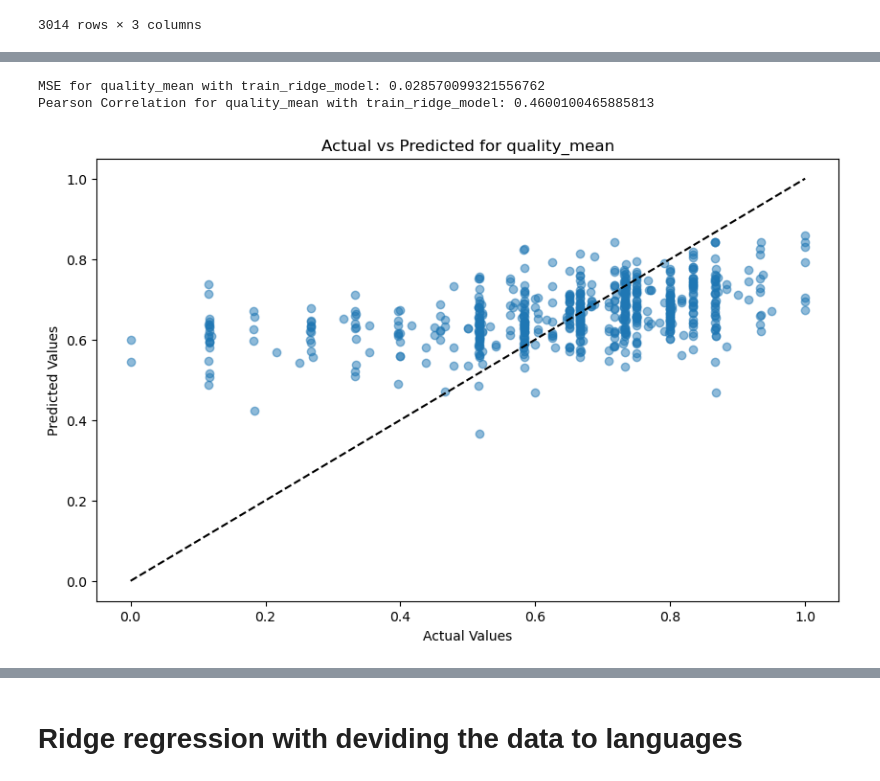
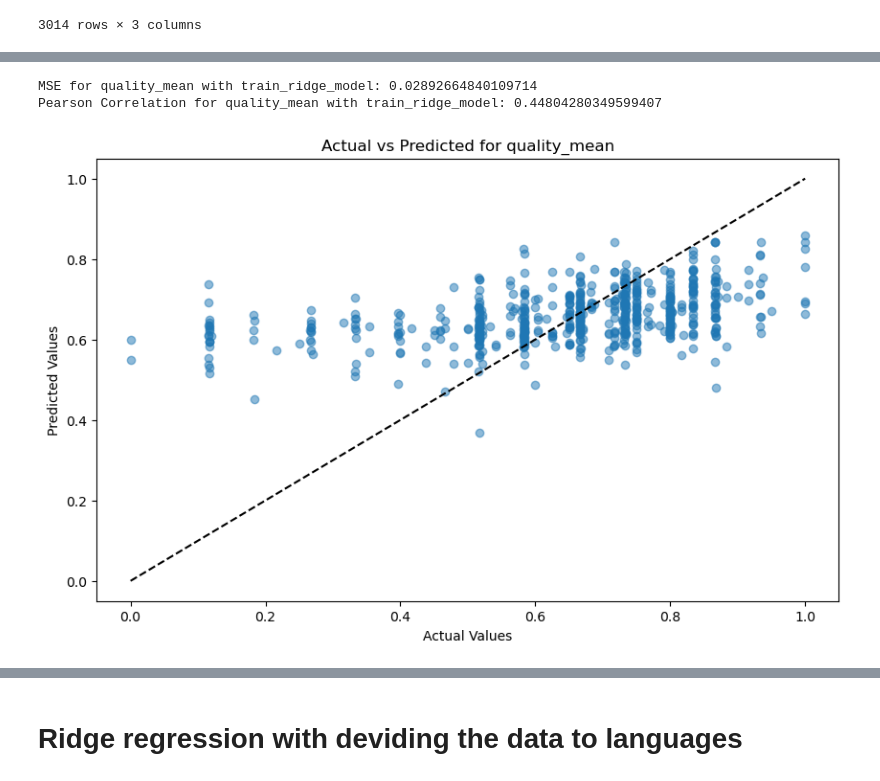
Before and after one commit to Socially-Embedded-Lab/WebSearcher, a Jupyter notebook: parse_html.ipynb, the cells around one changed output, grey strips where cells are left out. Saved outputs shown, nothing was run; the diff lists cells and outputs as text; code cells hidden in the pictures.

```diff
--- a/parse_html.ipynb
+++ b/parse_html.ipynb
@@ -208,0 +214,3 @@ y_accessibility = combined_df['accessibility_mean']
+# %%
+vectorizer = TfidfVectorizer()
+vectorizer.fit(X_data)  # Fit to the entire dataset to define the vocabulary
@@ -296,19 +297,19 @@ Pearson Correlation for quality_mean with train_linear_model: 0.4376447600643148
 # %%
 # Train the model
-model, predictions = train_ridge_model(X_train, y_train, X_test)
+model, predictions = train_ridge_model(X_train, y_train, X_test, vectorizer)
 
 # Evaluate the model with MSE
 mse = mean_squared_error(y_test, predictions)
 print(f"MSE for {y_quality.name} with {train_ridge_model.__name__}: {mse}")
 
 # Calculate and print Pearson correlation
 correlation, _ = pearsonr(y_test, predictions)
 print(f"Pearson Correlation for {y_quality.name} with {train_ridge_model.__name__}: {correlation}")
 
 # Plot actual vs predicted values
 plot_predictions(y_test, predictions, f"Actual vs Predicted for {y_quality.name}")
 # %% [output]
-MSE for quality_mean with train_ridge_model: 0.028570099321556762
-Pearson Correlation for quality_mean with train_ridge_model: 0.4600100465885813
+MSE for quality_mean with train_ridge_model: 0.02892664840109714
+Pearson Correlation for quality_mean with train_ridge_model: 0.44804280349599407
-[figure, old version]
+[figure, new version]
 # %%
```
Also changed, not shown: parts of 16 cells of this notebook, 2 other files.
